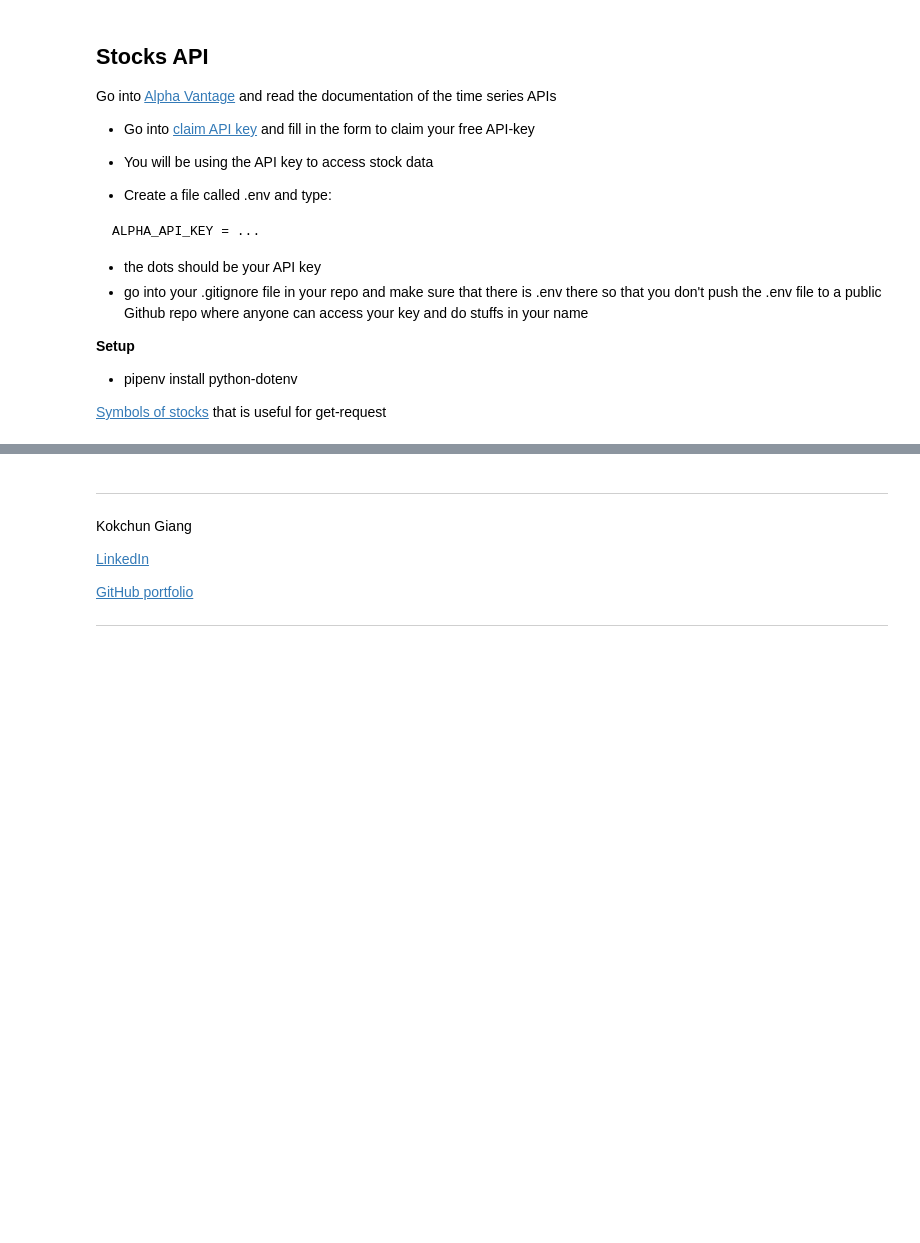
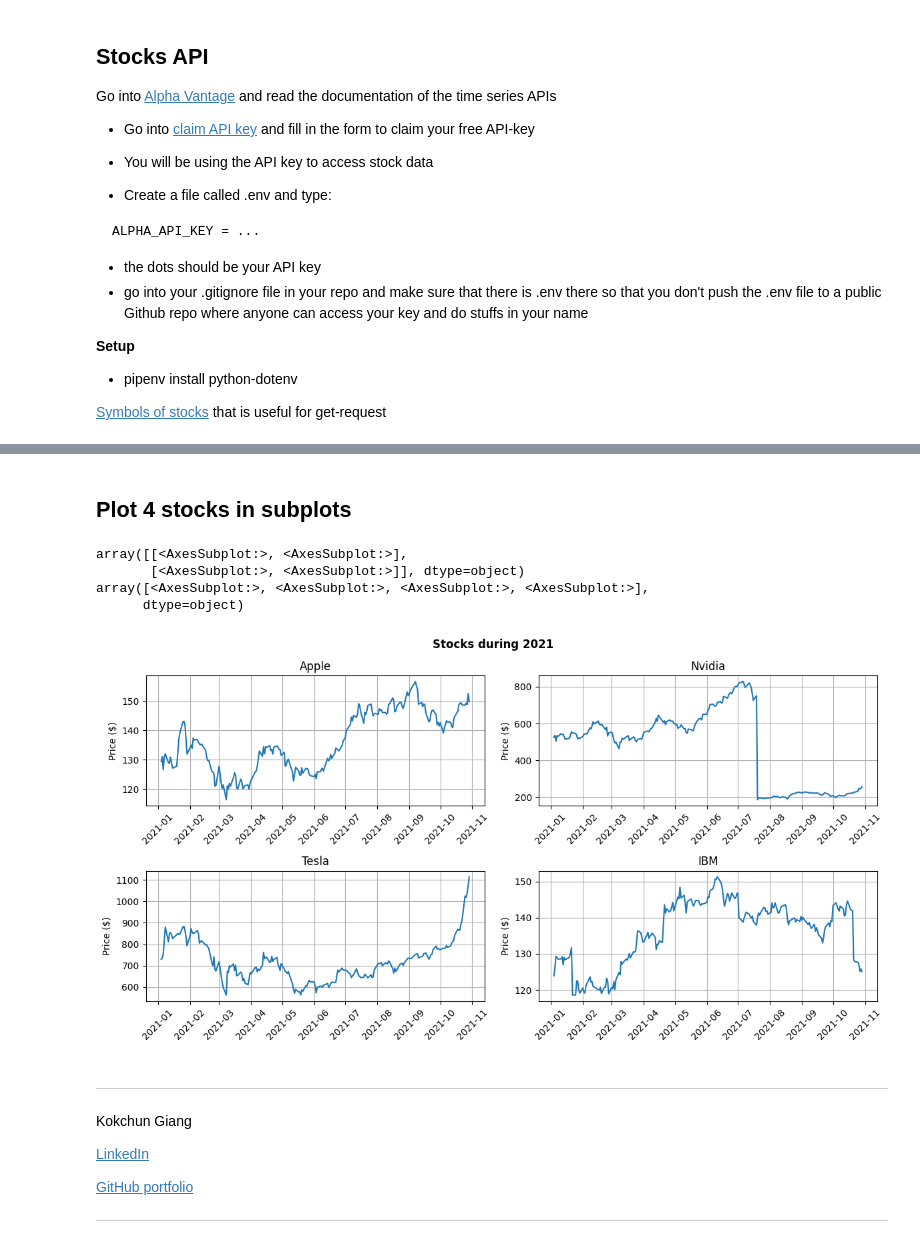
Before and after one commit to kokchun/Databehandling, a Jupyter notebook: Lectures/L4.1-api-stocks.ipynb, the cells around one changed output, grey strips where cells are left out. Saved outputs shown, nothing was run; the diff lists cells and outputs as text; code cells hidden in the pictures; blank space fills up the shorter version.

Commit message:
Subplots

```diff
--- a/Lectures/L4.1-api-stocks.ipynb
+++ b/Lectures/L4.1-api-stocks.ipynb
@@ -51,3 +51,19 @@ import pandas as pd
 load_dotenv()
 api_key = os.getenv("ALPHA_API_KEY")
 # NOTE: you can print it for your own validation, but remove the print before pushing to Github
+
+symbols = ["AAPL", "NVDA", "TSLA", "IBM"]
+stock_list = []
+
+for symbol in symbols:
+    function = "TIME_SERIES_DAILY"
+
+    url = f'https://www.alphavantage.co/query?function={function}&symbol={symbol}&apikey={api_key}&outputsize=full'
+    data = requests.get(url).json()
+    df = pd.DataFrame(data["Time Series (Daily)"]).transpose()
+    df = df["4. close"].rename(symbol).astype(float)
+    stock_list.append(df)
+# %%
+# concatenate the list of series to a df
+stocks = pd.concat(stock_list, axis=1)
+stocks
@@ -53,0 +94,6 @@ api_key = os.getenv("ALPHA_API_KEY")
+# %%
+print(stocks.index.dtype)
+# type cast index from object to datetime
+stocks.index = pd.to_datetime(stocks.index)
+print(stocks.index.dtype)
+stocks.head()
@@ -54,3 +163,34 @@ api_key = os.getenv("ALPHA_API_KEY")
+# %% [markdown]
+## Plot 4 stocks in subplots
+# %%
+import seaborn as sns
+import matplotlib.pyplot as plt
+
+fig, axes = plt.subplots(2, 2, dpi=100, figsize=(12,6))
+
+# 2D array -> 2D array has a method flatten() to create a numpy flattened array
+print(repr(axes))
+print(repr(axes.flatten()))
+
+stock_names = {"AAPL": "Apple", "NVDA": "Nvidia",
+               "TSLA": "Tesla", "IBM": "IBM"}
+
+stocks_2021 = stocks.loc["2021"]
+
+for ax, symbol in zip(axes.flatten(), stock_names):
+    sns.lineplot(data=stocks_2021, x=stocks_2021.index, y=symbol, ax=ax)
+    ax.tick_params(axis="x", rotation=45)
+    ax.set(title=f"{stock_names[symbol]}", ylabel="Price ($)")
+    ax.grid()
+
+fig.tight_layout()
+fig.suptitle("Stocks during 2021", y=1.03, fontweight="bold");
+# %% [output]
+array([[<AxesSubplot:>, <AxesSubplot:>],
+       [<AxesSubplot:>, <AxesSubplot:>]], dtype=object)
+array([<AxesSubplot:>, <AxesSubplot:>, <AxesSubplot:>, <AxesSubplot:>],
+      dtype=object)
+[figure, added]
 # %% [markdown]
 ---
 
```
Also changed, not shown: parts of 7 cells of this notebook.
